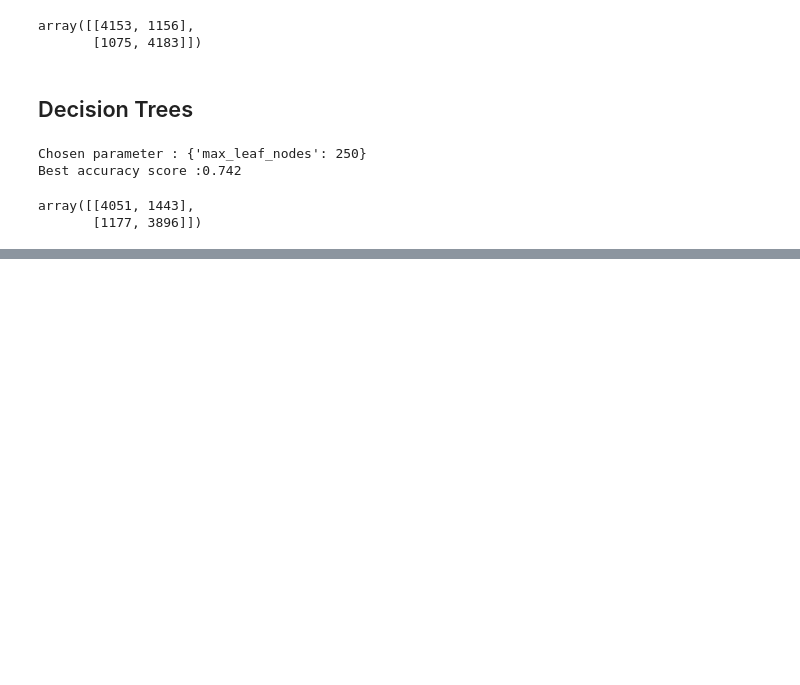
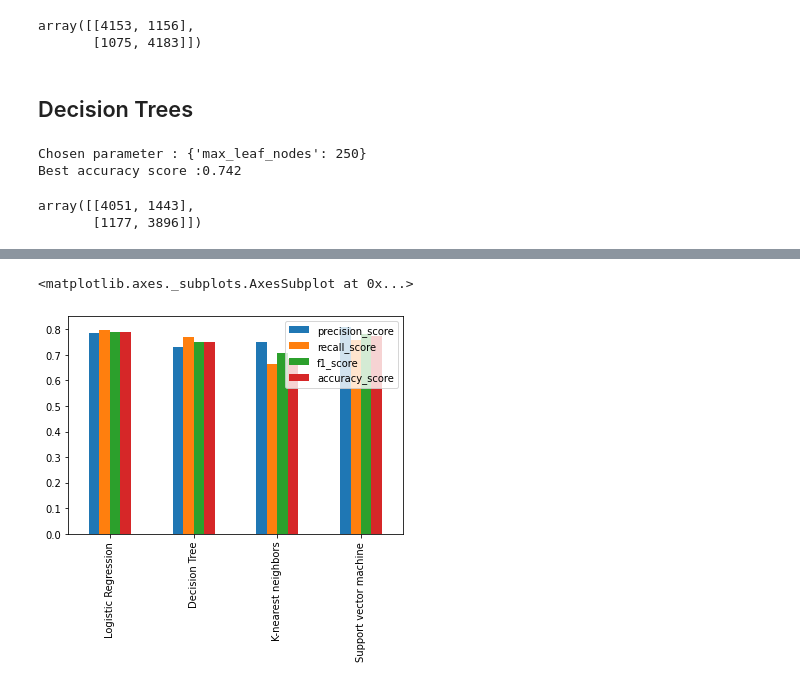
Before and after one commit to Subikesh/Sentiment-Analysis, a Jupyter notebook: Sentiment_analysis.ipynb, the cells around one changed output, grey strips where cells are left out. Saved outputs shown, nothing was run; the diff lists cells and outputs as text; code cells hidden in the pictures; blank space fills up the shorter version.

```diff
--- a/Sentiment_analysis.ipynb
+++ b/Sentiment_analysis.ipynb
@@ -212,0 +268,5 @@ array([[4051, 1443],
+# %%
+accuracy_table.plot.bar()
+# %% [output]
+<matplotlib.axes._subplots.AxesSubplot at 0x...>
+[figure, added]
```
Also changed, not shown: parts of 14 cells of this notebook.
